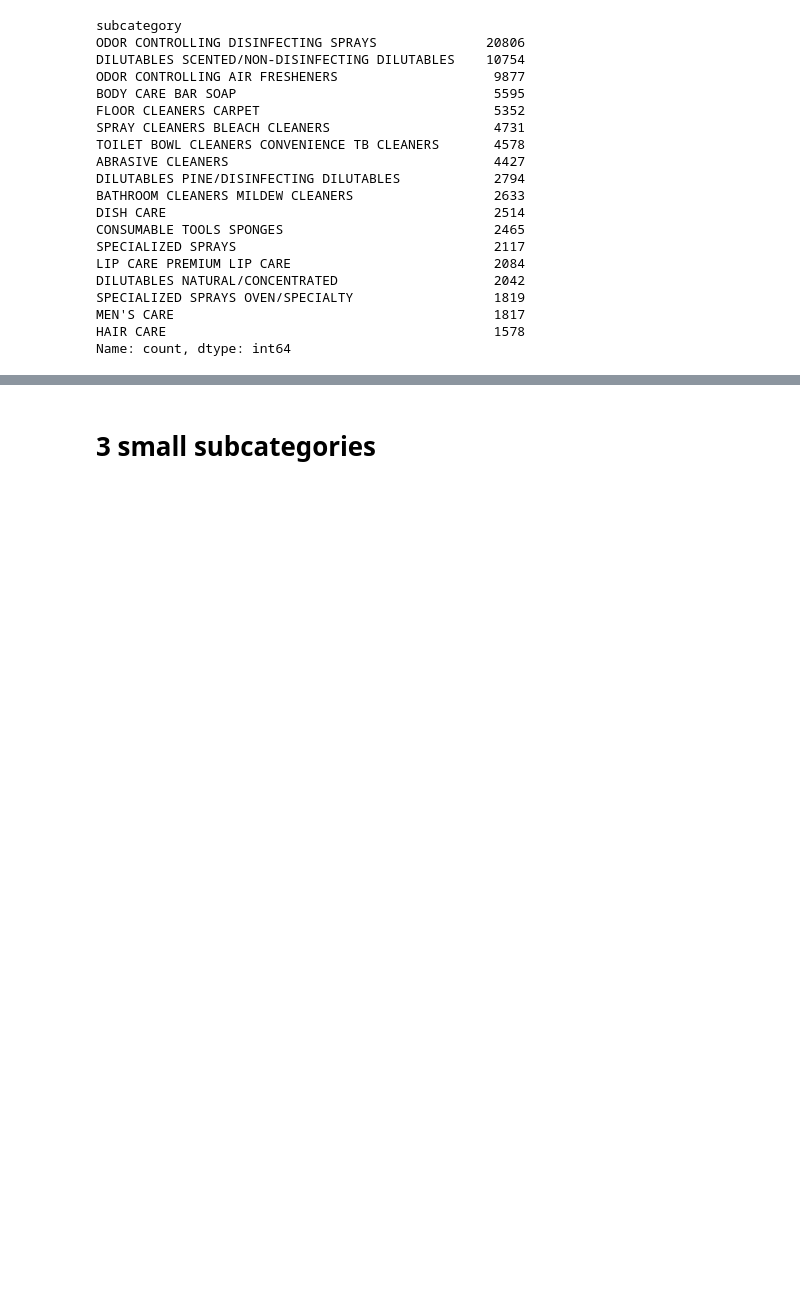
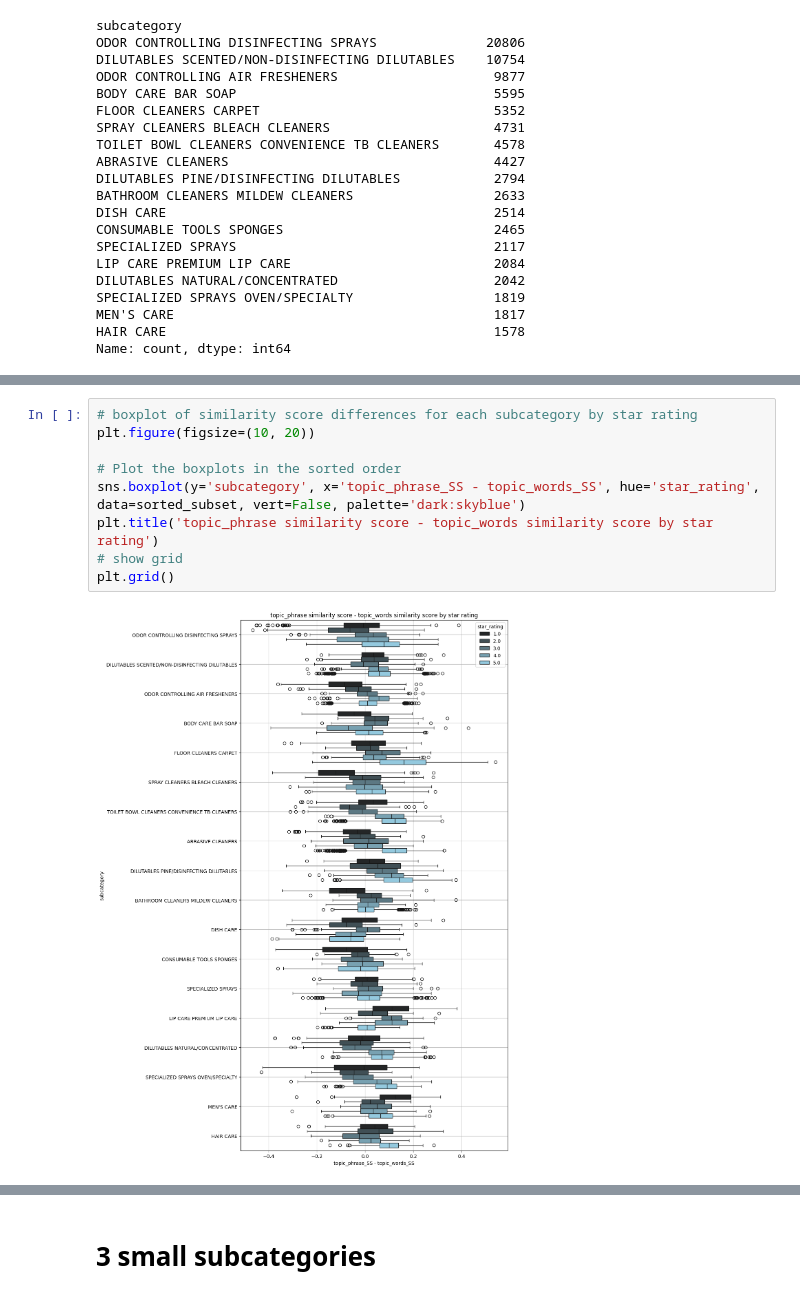
Before and after one commit to jluo3364/BTT-Clorox-Company, a Jupyter notebook: TopicModel/lsa_class.ipynb, the cells around one changed output, grey strips where cells are left out. Cells and saved outputs as stored; diff of their text form; blank space fills up the shorter version.

```diff
--- a/TopicModel/lsa_class.ipynb
+++ b/TopicModel/lsa_class.ipynb
@@ -404,0 +446,11 @@ plt.show()
+# %%
+# boxplot of similarity score differences for each subcategory by star rating
+plt.figure(figsize=(10, 20))
+
+# Plot the boxplots in the sorted order
+sns.boxplot(y='subcategory', x='topic_phrase_SS - topic_words_SS', hue='star_rating', data=sorted_subset, vert=False, palette='dark:skyblue')
+plt.title('topic_phrase similarity score - topic_words similarity score by star rating')
+# show grid
+plt.grid()
+# %% [output]
+[figure, added]
```
Also changed, not shown: parts of 11 cells of this notebook, 3 other files.
